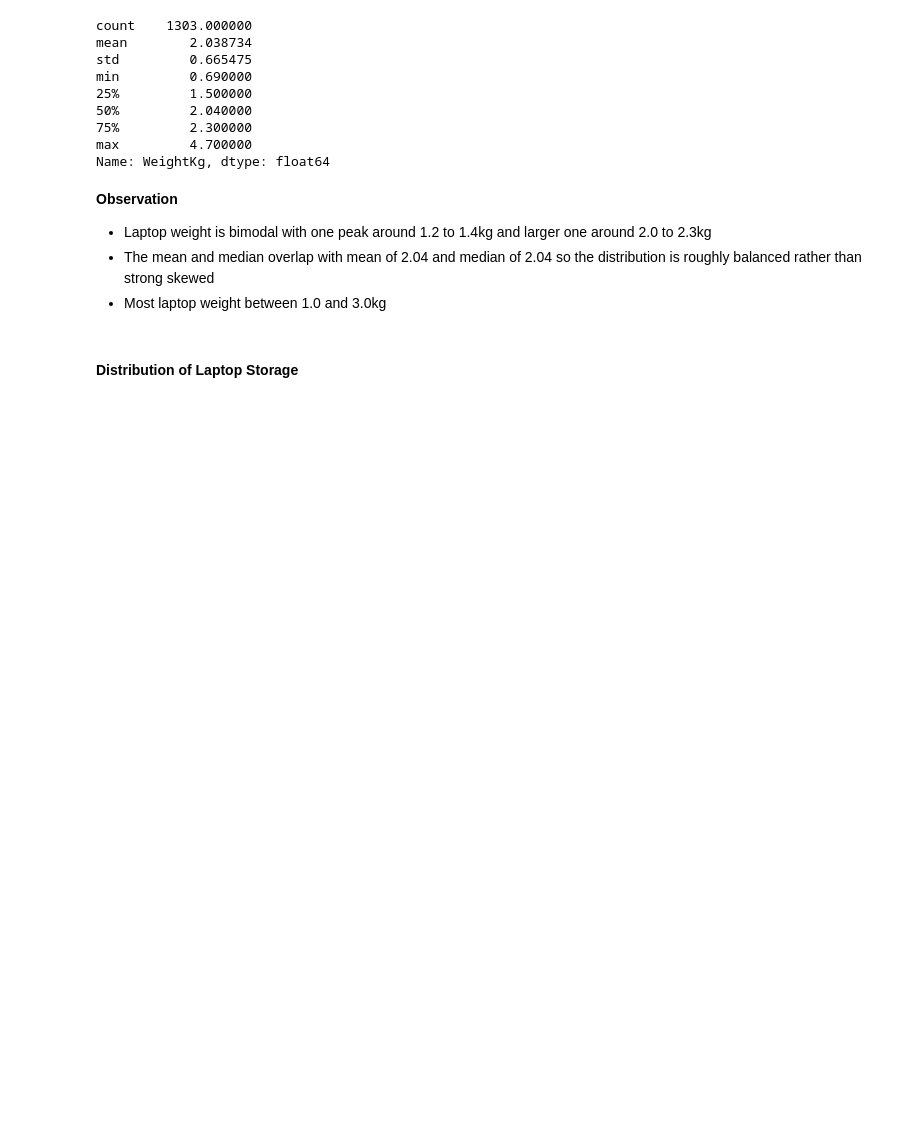
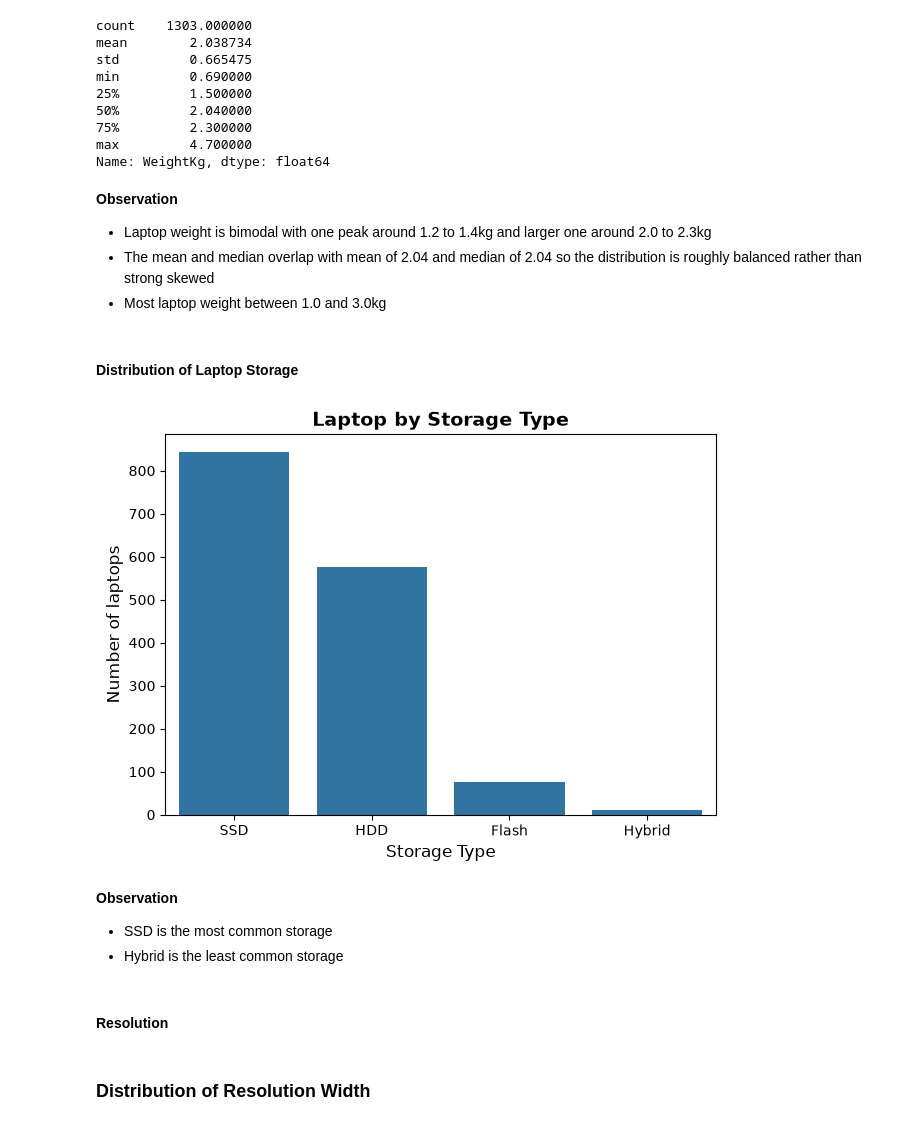
Before and after one commit to G-Gakii/laptop_price_predictor, a Jupyter notebook: notebook/02_data_exploration.ipynb, the cells around one changed output. Cells and saved outputs as stored; diff of their text form; code cells hidden in the pictures; blank space fills up the shorter version.

```diff
--- a/notebook/02_data_exploration.ipynb
+++ b/notebook/02_data_exploration.ipynb
@@ -226,7 +226,29 @@ Name: WeightKg, dtype: float64
 #### Distribution of Laptop Storage
 # %%
 storage_cols= [
-"SSDCapacityGB"
-"HDDCapacityGB"
-"FlashStorageGB"
+"SSDCapacityGB" ,
+"HDDCapacityGB"   ,
+"FlashStorageGB"  ,
 "HybridStorageGB"  ]
+labels = ["SSD", "HDD", "Flash", "Hybrid"]
+
+count=(laptop_df[storage_cols] >0).sum().values
+fig,ax=plt.subplots()
+sns.barplot(x=labels,y=count,ax=ax)
+
+
+ax.set_xlabel("Storage Type",fontsize=12)
+ax.set_ylabel("Number of laptops",fontsize=12)
+ax.set_title("Laptop by Storage Type",fontsize=14,fontweight="bold")
+plt.tight_layout()
+plt.show()
+# %% [output]
+[figure, added]
+# %% [markdown]
+**Observation**
+- SSD is the most common storage
+- Hybrid is the least common storage
+# %% [markdown]
+#### Resolution
+# %% [markdown]
+ ### Distribution of Resolution Width
```
Also changed, not shown: parts of 58 cells of this notebook, 1 other file.
